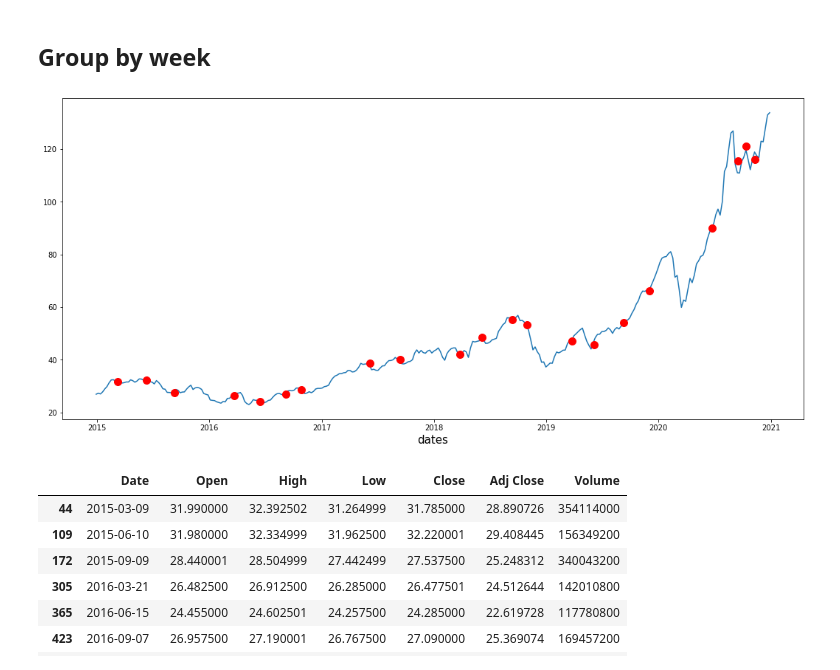
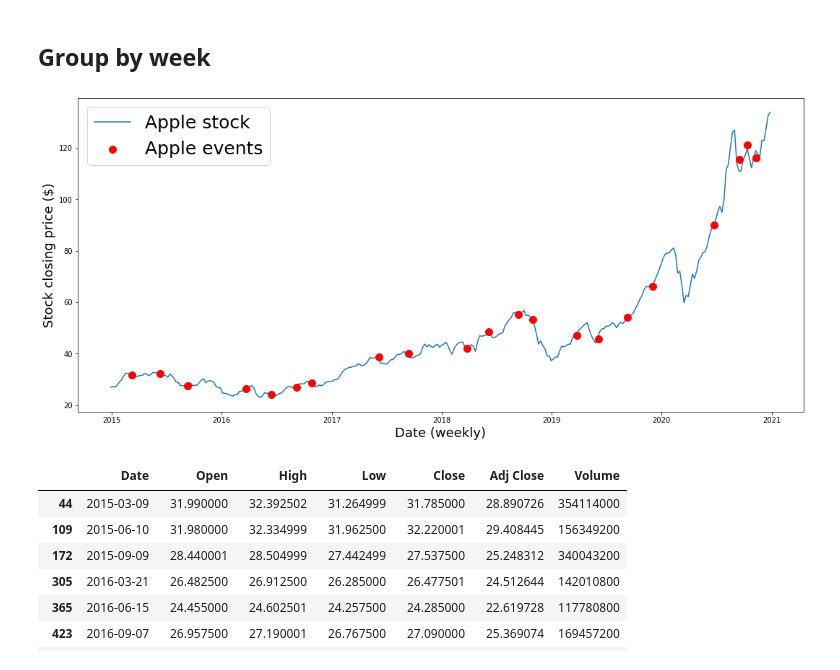
Before and after one commit to epfl-ada/ada-2021-project-club6analysis, a Jupyter notebook: Apple_exploratory_analysis.ipynb, the cells around one changed output. Cells and saved outputs as stored; diff of their text form; code cells hidden in the pictures.

Commit message:
legend updates

```diff
--- a/Apple_exploratory_analysis.ipynb
+++ b/Apple_exploratory_analysis.ipynb
@@ -139,13 +141,14 @@ df_week = df_weekly_average.groupby([pd.Grouper(key='Date', freq='W-MON')]).mean
 # %%
 #Plots the weekly average
 fig,ax = plt.subplots(figsize=(18,8))
-ax.plot(df_week.Date,df_week.Close)
-apple_events=ax.set_xlabel("dates",size=15)
-ax.scatter(apple_event_and_stock_data.Date, apple_event_and_stock_data.Close, c="r", s=100, zorder=3)
-
+ax.plot(df_week.Date,df_week.Close, label='Apple stock')
+apple_events=ax.set_xlabel("Date (weekly)",size=18)
+ax.set_ylabel('Stock closing price ($)', size=18)
+ax.scatter(apple_event_and_stock_data.Date, apple_event_and_stock_data.Close, c="r", s=100, zorder=3, label='Apple events')
+ax.legend(prop={'size': 25})
 plt.show();
 # %% [output]
-[figure, old version]
+[figure, new version]
 # %%
 apple_event_and_stock_data
 # %% [output]
```
Also changed, not shown: parts of 2 cells of this notebook, 1 other file.
